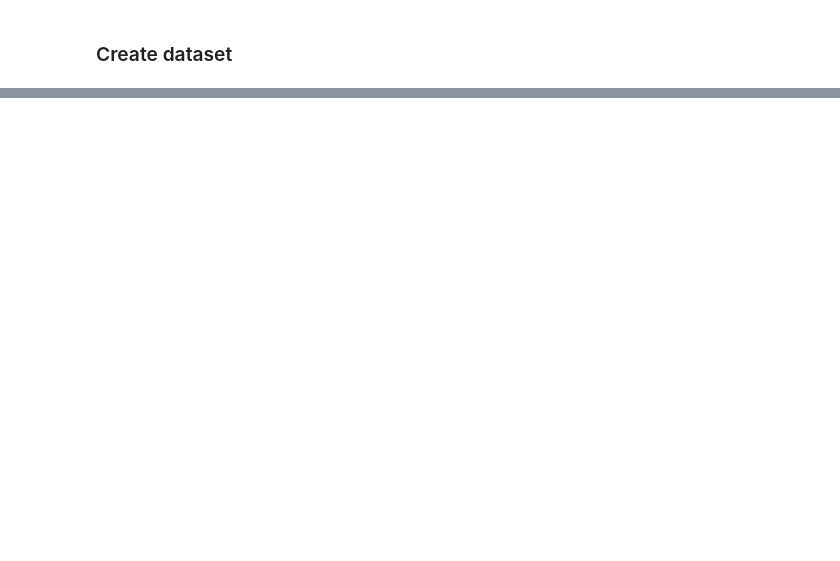
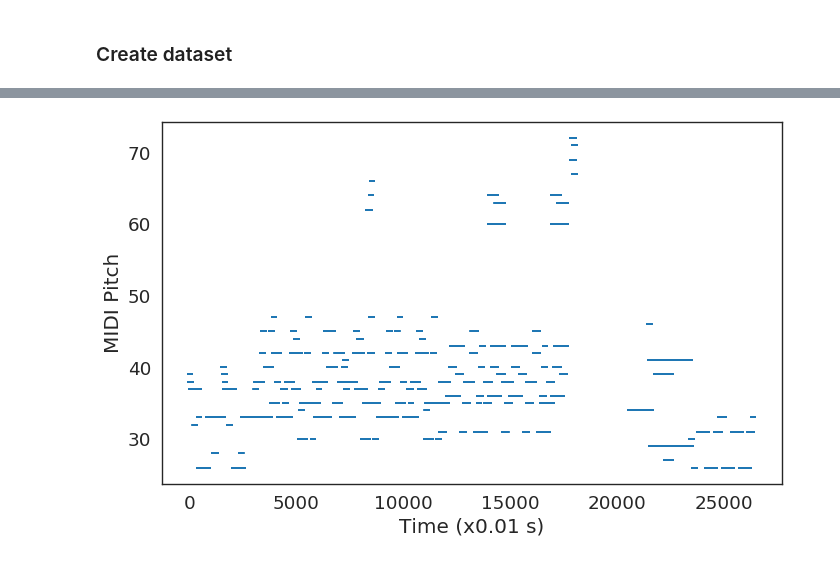
Before and after one commit to MarionLepert/cs229, a Jupyter notebook: DatasetPytorch.ipynb, the cells around one changed output, grey strips where cells are left out. Drawn from its saved outputs; the diff is of its cells as text; code cells hidden in the pictures; blank space fills up the shorter version.

Commit message:
Training model

```diff
--- a/DatasetPytorch.ipynb
+++ b/DatasetPytorch.ipynb
@@ -67,0 +106,3 @@ midi_dataset[109]
+# %%
+from models import Net
+net = Net()
@@ -67,0 +170,29 @@ midi_dataset[109]
+# %%
+PLAYING_THRESH = 0.5
+
+num_notes = 128
+
+test_labels = np.zeros((len(testloader.dataset), num_notes))
+test_preds  = np.zeros((len(testloader.dataset), num_notes))
+
+sigmoid = torch.nn.Sigmoid()
+
+with torch.no_grad():
+    idx = 0
+    for data in testloader:
+        inputs, labels = data
+
+        test_labels[idx:idx+labels.shape[0], :] = labels.cpu().numpy()
+
+        outputs = net(inputs)
+        outputs = sigmoid(outputs)
+
+        test_preds[idx:idx+labels.shape[0], :] = outputs.cpu().numpy()
+
+        idx = idx + labels.shape[0]
+
+import copy
+test_preds_probs = copy.deepcopy(test_preds)
+
+test_preds[test_preds <  PLAYING_THRESH] = 0
+test_preds[test_preds >= PLAYING_THRESH] = 1
@@ -67,0 +252,8 @@ midi_dataset[109]
+# %%
+def plot_data(x, y):
+    fig = plt.figure(num=None, figsize=(10, 6), dpi=80, facecolor='w', edgecolor='k')
+    plt.scatter(x, y, marker='_')
+    plt.xlabel('Time (x0.01 s)')
+    plt.ylabel('MIDI Pitch')
+#     plt.ylim(top=384)
+    plt.show()
@@ -67,0 +293,5 @@ midi_dataset[109]
+# %%
+test_labels_plt = np.argwhere(test_labels > 0)
+plot_data(test_labels_plt[:,0], test_labels_plt[:,1])
+# %% [output]
+[figure, added]
```
Also changed, not shown: parts of 30 cells of this notebook, 4 other files.
